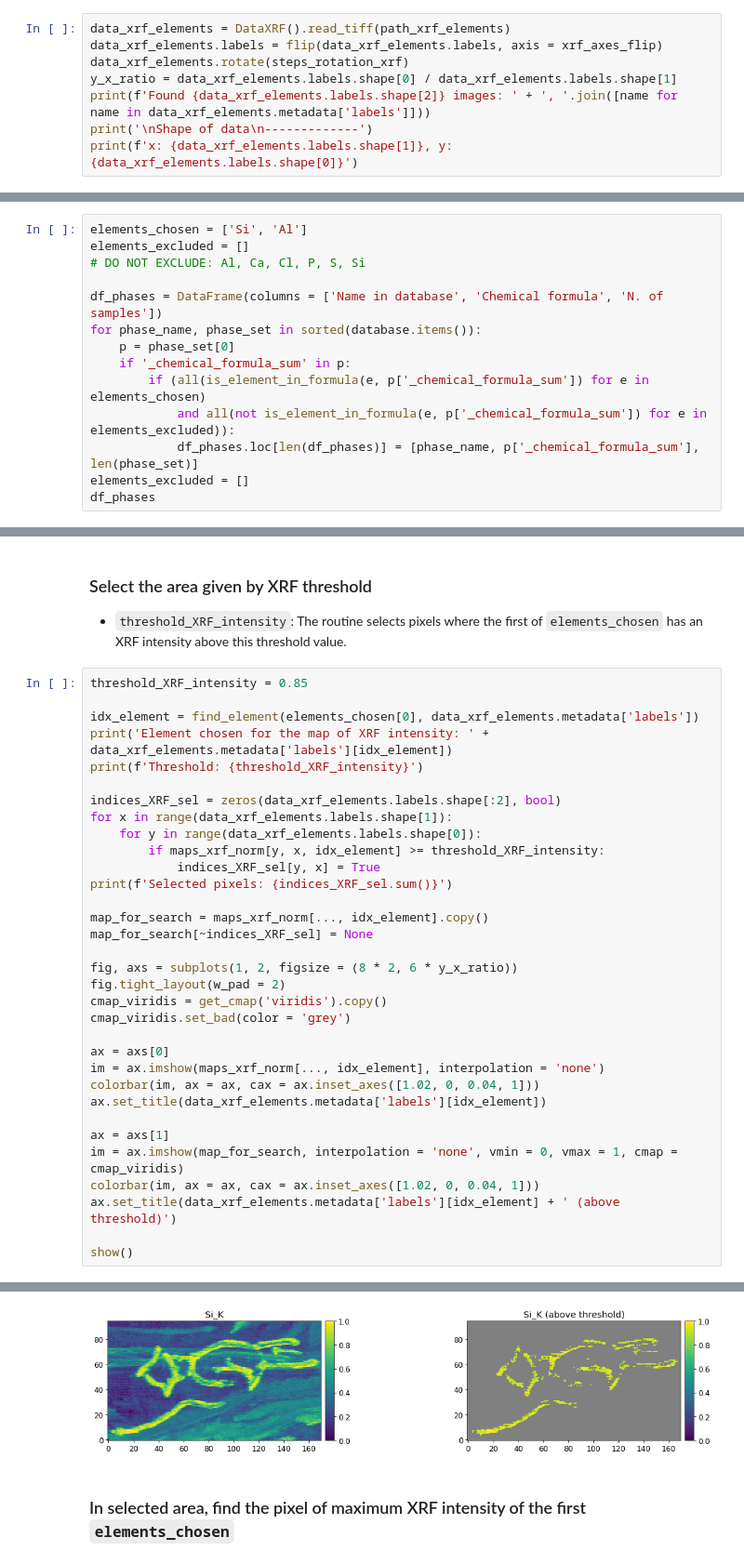
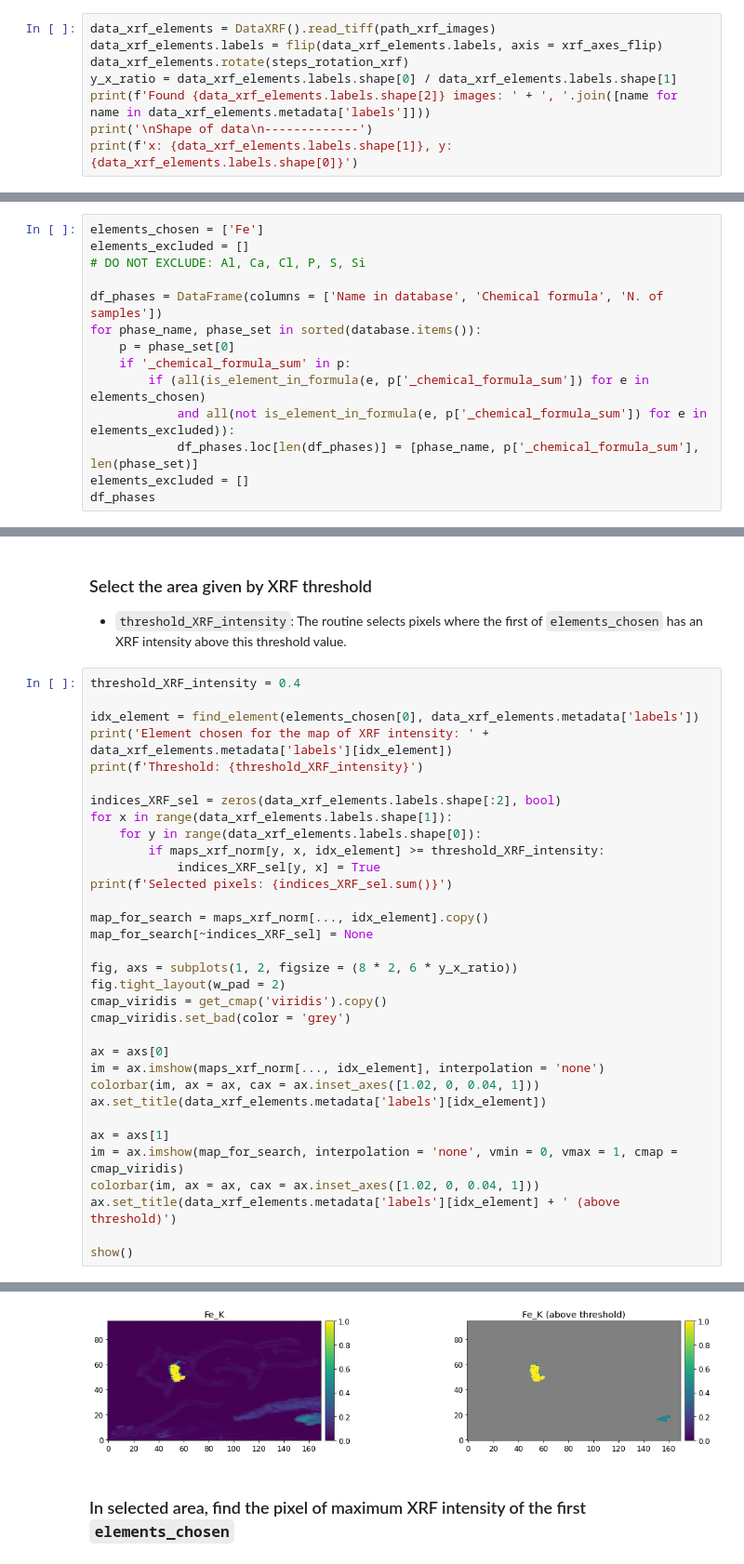
Before and after one commit to DarioZappala/XRDAnalysis, a Jupyter notebook: XRD_2d_exploration.ipynb, the cells around one changed output, grey strips where cells are left out. Shown at 93% size. Drawn from its saved outputs; the diff is of its cells as text.

```diff
--- a/XRD_2d_exploration.ipynb
+++ b/XRD_2d_exploration.ipynb
@@ -193,7 +194,7 @@ x: 170, y: 95, channels: 2048
 ### Read element maps
 If the orientation of tiff images does not correspond with XRD scans, flip them in this cell
 # %%
-data_xrf_elements = DataXRF().read_tiff(path_xrf_elements)
+data_xrf_elements = DataXRF().read_tiff(path_xrf_images)
 data_xrf_elements.labels = flip(data_xrf_elements.labels, axis = xrf_axes_flip)
 data_xrf_elements.rotate(steps_rotation_xrf)
 y_x_ratio = data_xrf_elements.labels.shape[0] / data_xrf_elements.labels.shape[1]
@@ -237,7 +238,7 @@ maps_xrf_norm = data_xrf_elements.labels / data_xrf_elements.labels.max(axis = (
 - `elements_chosen`: Elements that need to be in the selected phases.
 - `elements_excluded`: Elements that must not be in the selected phases.
 # %%
-elements_chosen = ['Si', 'Al']
+elements_chosen = ['Fe']
 elements_excluded = []
 # DO NOT EXCLUDE: Al, Ca, Cl, P, S, Si
 
@@ -267,7 +272,7 @@ df_phases
 ### Select the area given by XRF threshold
 - `threshold_XRF_intensity`: The routine selects pixels where the first of `elements_chosen` has an XRF intensity above this threshold value.
 # %%
-threshold_XRF_intensity = 0.85
+threshold_XRF_intensity = 0.4
 
 idx_element = find_element(elements_chosen[0], data_xrf_elements.metadata['labels'])
 print('Element chosen for the map of XRF intensity: ' + data_xrf_elements.metadata['labels'][idx_element])
@@ -306,4 +311,4 @@ Selected pixels: 946
-[figure, old version]
+[figure, new version]
 # %% [markdown]
 ### In selected area, find the pixel of maximum XRF intensity of the first `elements_chosen`
 # %%
```
Also changed, not shown: parts of 11 cells of this notebook, 4 other files.
